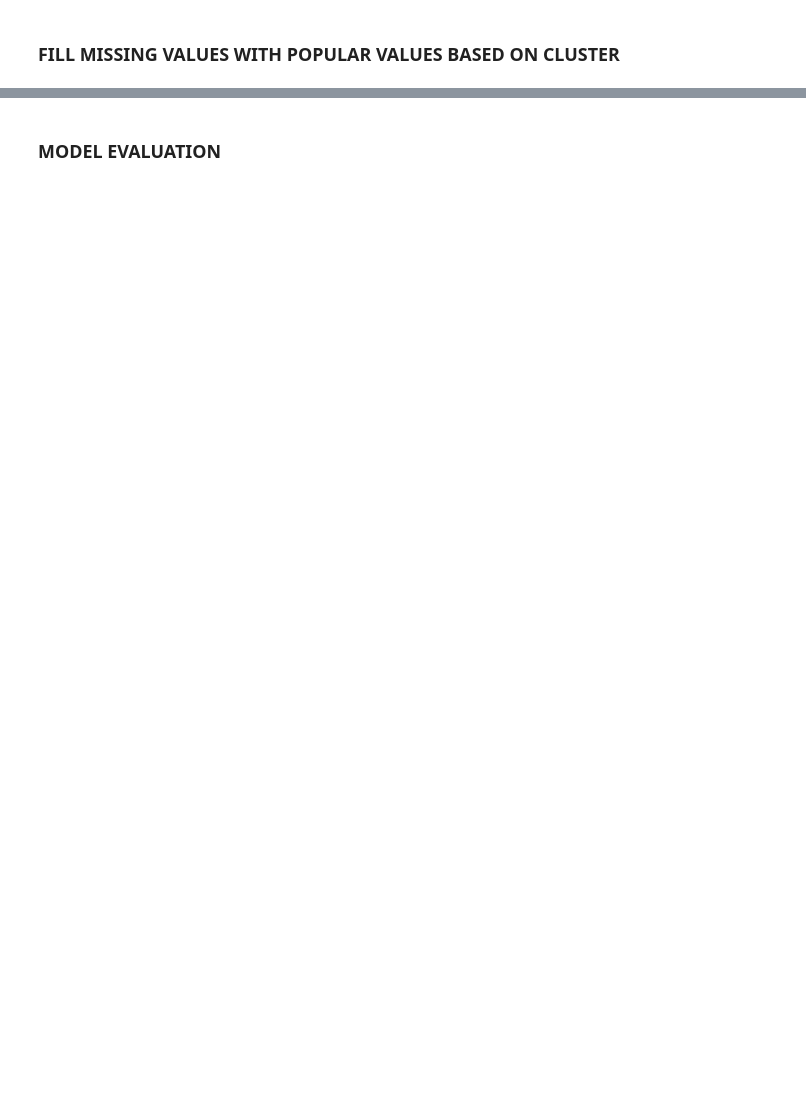
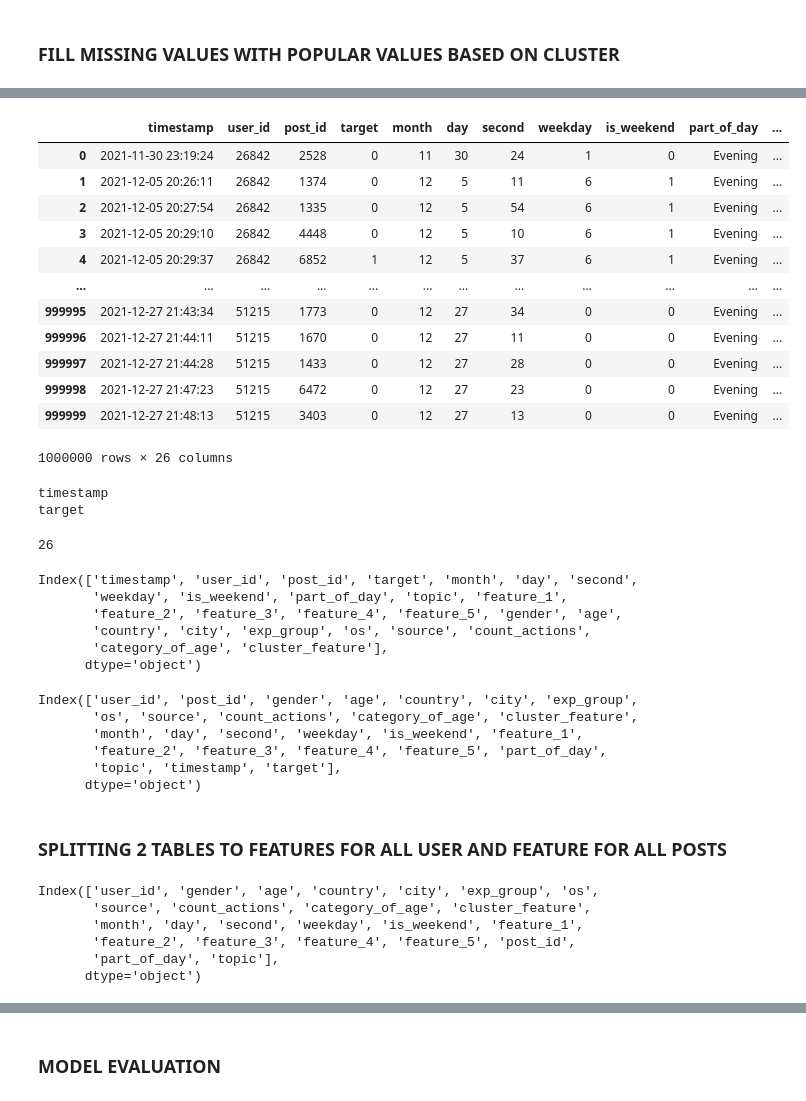
Before and after one commit to nikitaefremove/Rec_Sys_App, a Jupyter notebook: notebooks/model_evaluation.ipynb, the cells around one changed output, grey strips where cells are left out. Drawn from its saved outputs; the diff is of its cells as text; code cells hidden in the pictures; blank space fills up the shorter version.

Commit message:
add pipline.ipynb, replace model_evaluation, load_features_to_db

```diff
--- a/notebooks/model_evaluation.ipynb
+++ b/notebooks/model_evaluation.ipynb
@@ -91,5 +74,5 @@ X
 # %%
-model = KMeans(n_clusters=100).fit(X)
+model = KMeans(n_clusters=50).fit(X)
 # %%
 clusters_df = pd.DataFrame(model.labels_, columns=['cluster_feature'])
 # %%
@@ -190,4 +195,32 @@ Length: 67, dtype: int64
+# %%
+train_df
+# %% [output]
+|  | timestamp | user_id | post_id | target | month | day | second | weekday | is_weekend | part_of_day | ... |
+| 0 | 2021-11-30 23:19:24 | 26842 | 2528 | 0 | 11 | 30 | 24 | 1 | 0 | Evening | ... |
+| 1 | 2021-12-05 20:26:11 | 26842 | 1374 | 0 | 12 | 5 | 11 | 6 | 1 | Evening | ... |
+| 2 | 2021-12-05 20:27:54 | 26842 | 1335 | 0 | 12 | 5 | 54 | 6 | 1 | Evening | ... |
+| 3 | 2021-12-05 20:29:10 | 26842 | 4448 | 0 | 12 | 5 | 10 | 6 | 1 | Evening | ... |
+| 4 | 2021-12-05 20:29:37 | 26842 | 6852 | 1 | 12 | 5 | 37 | 6 | 1 | Evening | ... |
+| ... | ... | ... | ... | ... | ... | ... | ... | ... | ... | ... | ... |
+| 999995 | 2021-12-27 21:43:34 | 51215 | 1773 | 0 | 12 | 27 | 34 | 0 | 0 | Evening | ... |
+| 999996 | 2021-12-27 21:44:11 | 51215 | 1670 | 0 | 12 | 27 | 11 | 0 | 0 | Evening | ... |
+| 999997 | 2021-12-27 21:44:28 | 51215 | 1433 | 0 | 12 | 27 | 28 | 0 | 0 | Evening | ... |
+| 999998 | 2021-12-27 21:47:23 | 51215 | 6472 | 0 | 12 | 27 | 23 | 0 | 0 | Evening | ... |
+| 999999 | 2021-12-27 21:48:13 | 51215 | 3403 | 0 | 12 | 27 | 13 | 0 | 0 | Evening | ... |
+1000000 rows × 26 columns
 # %%
-for i in features_df.columns:
-    if i not in X_train.columns:
+for i in train_df.columns:
+    if i not in features_df.columns:
         print(i)
+# %% [output]
+timestamp
+target
+# %%
+additional_cols = ['timestamp', 'target']
+place_of_feature = [i for i in features_df.columns]
+for i in additional_cols:
+    place_of_feature.append(i)
+
+len(place_of_feature)
+# %% [output]
+26
@@ -193,0 +233,21 @@ for i in features_df.columns:
+# %%
+train_df.columns
+# %% [output]
+Index(['timestamp', 'user_id', 'post_id', 'target', 'month', 'day', 'second',
+       'weekday', 'is_weekend', 'part_of_day', 'topic', 'feature_1',
+       'feature_2', 'feature_3', 'feature_4', 'feature_5', 'gender', 'age',
+       'country', 'city', 'exp_group', 'os', 'source', 'count_actions',
+       'category_of_age', 'cluster_feature'],
+      dtype='object')
+# %%
+train_df = train_df[place_for_features_columns]
+train_df.columns
+# %% [output]
+Index(['user_id', 'post_id', 'gender', 'age', 'country', 'city', 'exp_group',
+       'os', 'source', 'count_actions', 'category_of_age', 'cluster_feature',
+       'month', 'day', 'second', 'weekday', 'is_weekend', 'feature_1',
+       'feature_2', 'feature_3', 'feature_4', 'feature_5', 'part_of_day',
+       'topic', 'timestamp', 'target'],
+      dtype='object')
+# %% [markdown]
+### SPLITTING 2 TABLES TO FEATURES FOR ALL USER AND FEATURE FOR ALL POSTS
@@ -193,0 +256,9 @@ for i in features_df.columns:
+# %%
+user_features_df.columns
+# %% [output]
+Index(['user_id', 'gender', 'age', 'country', 'city', 'exp_group', 'os',
+       'source', 'count_actions', 'category_of_age', 'cluster_feature',
+       'month', 'day', 'second', 'weekday', 'is_weekend', 'feature_1',
+       'feature_2', 'feature_3', 'feature_4', 'feature_5', 'post_id',
+       'part_of_day', 'topic'],
+      dtype='object')
```
Also changed, not shown: parts of 38 cells of this notebook, 5 other files.
